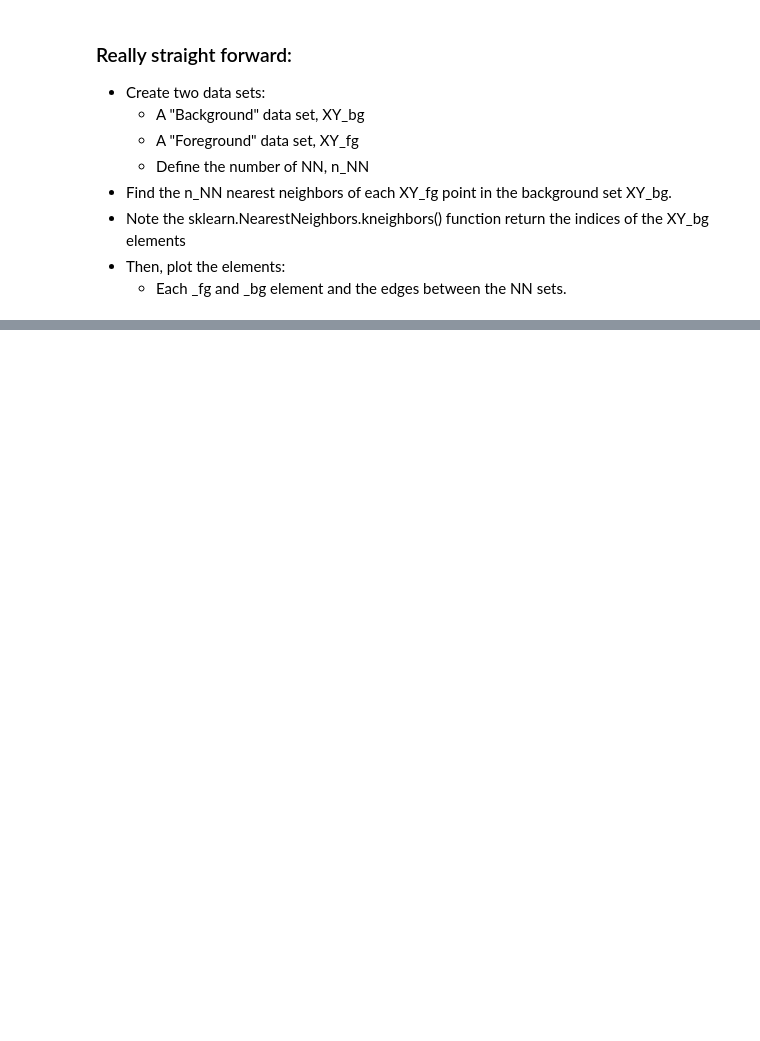
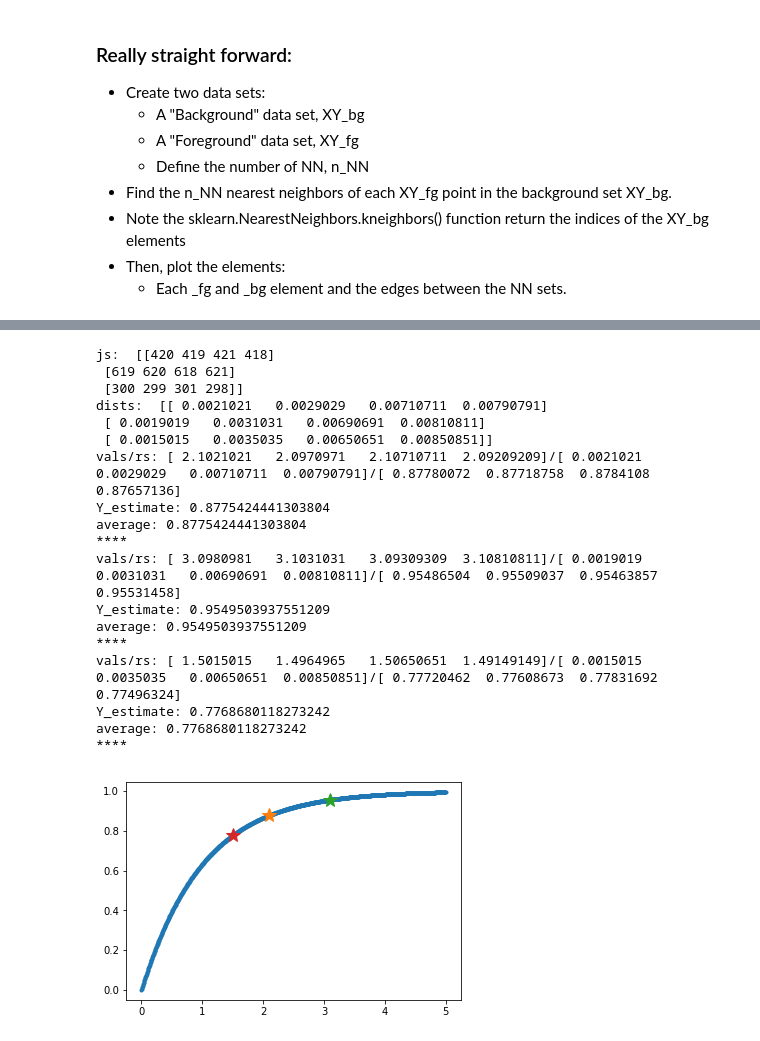
Before and after one commit to markyoder/gallery, a Jupyter notebook: Nearest_Neighbors_demo.ipynb, the cells around one changed output, grey strips where cells are left out. Drawn from its saved outputs; the diff is of its cells as text; code cells hidden in the pictures; blank space fills up the shorter version.

```diff
--- a/Nearest_Neighbors_demo.ipynb
+++ b/Nearest_Neighbors_demo.ipynb
@@ -95,0 +99,47 @@ ax.set_xlim(0.,1.)
+# %%
+# using sklearn NN tools:
+#
+X = numpy.linspace(0., 5., 1000)
+X_fg = [[2.1], [3.1], [1.5]]
+Y = 1.-numpy.exp(-X)
+#
+plt.figure()
+ax = plt.gca()
+ax.plot(X,Y, '.-')
+#
+
+nbrs_1d = sklearn.neighbors.NearestNeighbors(n_neighbors=4, algorithm='ball_tree').fit(numpy.atleast_2d(X).T)
+dists, Js = nbrs_1d.kneighbors(X_fg)
+print('js: ', Js)
+print('dists: ', dists)
+
+for rs, js, x in zip(dists, Js, X_fg):
+    #
+    # and a couple of ways to compute a wieghted average:
+    print('vals/rs: {}/{}/{}'.format(X[js], rs, Y[js] ))
+    print('Y_estimate: {}'.format(numpy.dot(Y[js], 1./rs)/numpy.sum(1./rs)))
+    y_mean = numpy.average(Y[js], weights=1./rs)
+    print('average: {}'.format(y_mean))
+    #
+    ax.plot(x, y_mean, marker='*', ms=15, ls='')
+    print('****')
+# %% [output]
+js:  [[420 419 421 418]
+ [619 620 618 621]
+ [300 299 301 298]]
+dists:  [[ 0.0021021   0.0029029   0.00710711  0.00790791]
+ [ 0.0019019   0.0031031   0.00690691  0.00810811]
+ [ 0.0015015   0.0035035   0.00650651  0.00850851]]
+vals/rs: [ 2.1021021   2.0970971   2.10710711  2.09209209]/[ 0.0021021   0.0029029   0.00710711  0.00790791]/[ 0.87780072  0.87718758  0.8784108   0.87657136]
+Y_estimate: 0.8775424441303804
+average: 0.8775424441303804
+****
+vals/rs: [ 3.0980981   3.1031031   3.09309309  3.10810811]/[ 0.0019019   0.0031031   0.00690691  0.00810811]/[ 0.95486504  0.95509037  0.95463857  0.95531458]
+Y_estimate: 0.9549503937551209
+average: 0.9549503937551209
+****
+vals/rs: [ 1.5015015   1.4964965   1.50650651  1.49149149]/[ 0.0015015   0.0035035   0.00650651  0.00850851]/[ 0.77720462  0.77608673  0.77831692  0.77496324]
+Y_estimate: 0.7768680118273242
+average: 0.7768680118273242
+****
+[figure, added]
```
Also changed, not shown: parts of 4 cells of this notebook, 1 other file.
